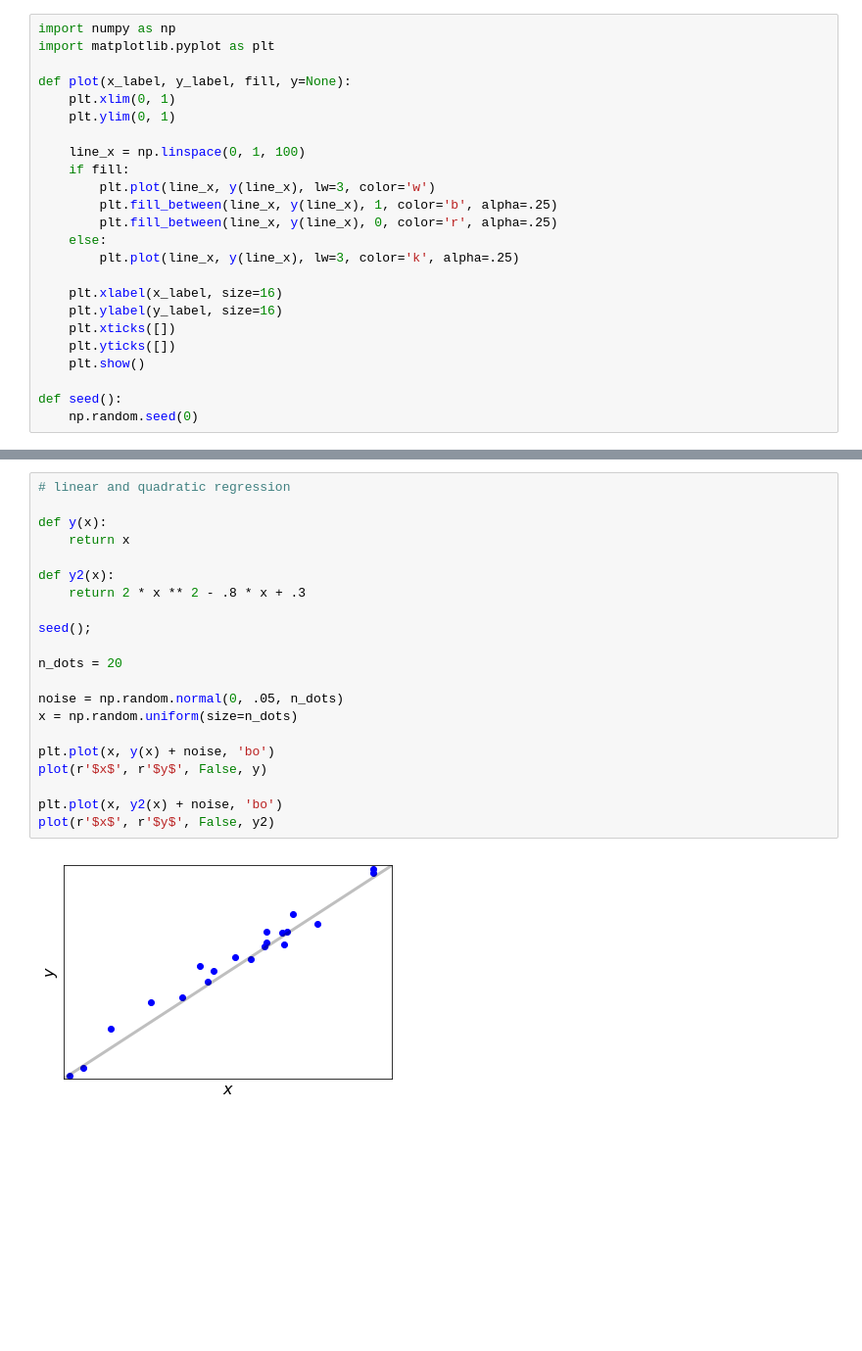
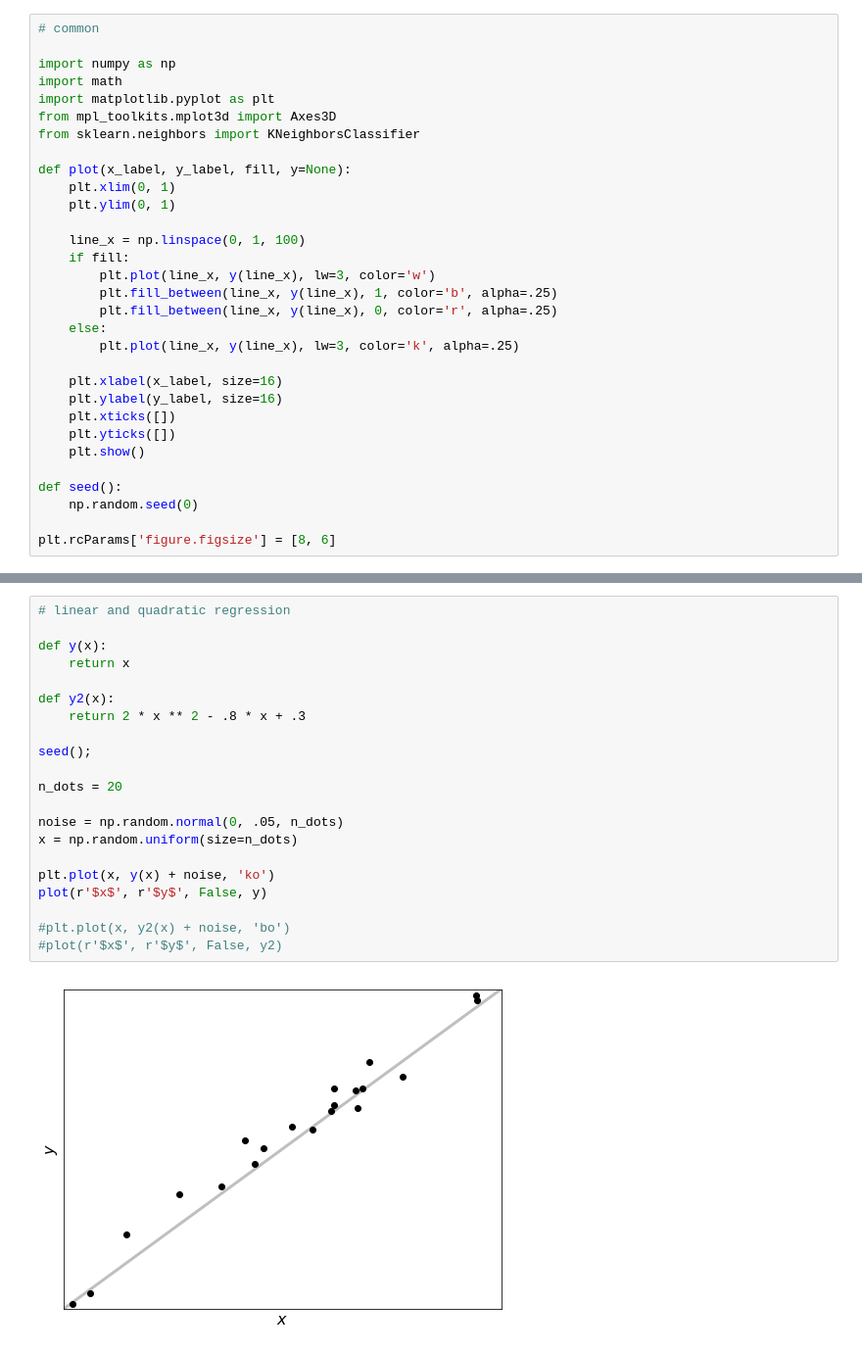
Before and after one commit to mbilab/ML-tutorial, a Jupyter notebook: plot/plot.ipynb, the cells around one changed output, grey strips where cells are left out. Shown at 98% size. Saved outputs shown, nothing was run; the diff lists cells and outputs as text; blank space fills up the shorter version.

```diff
--- a/plot/plot.ipynb
+++ b/plot/plot.ipynb
@@ -1,6 +1,11 @@
 # %%
+# common
+
 import numpy as np
+import math
 import matplotlib.pyplot as plt
+from mpl_toolkits.mplot3d import Axes3D
+from sklearn.neighbors import KNeighborsClassifier
 
 def plot(x_label, y_label, fill, y=None):
     plt.xlim(0, 1)
@@ -22,3 +27,5 @@ def plot(x_label, y_label, fill, y=None):
 
 def seed():
     np.random.seed(0)
+
+plt.rcParams['figure.figsize'] = [8, 6]
@@ -64,23 +177,23 @@ plot(r'$x_1$', r'$x_2$', True, y2)
 # %%
 # linear and quadratic regression
 
 def y(x):
     return x
 
 def y2(x):
     return 2 * x ** 2 - .8 * x + .3
 
 seed();
 
 n_dots = 20
 
 noise = np.random.normal(0, .05, n_dots)
 x = np.random.uniform(size=n_dots)
 
-plt.plot(x, y(x) + noise, 'bo')
+plt.plot(x, y(x) + noise, 'ko')
 plot(r'$x$', r'$y$', False, y)
 
-plt.plot(x, y2(x) + noise, 'bo')
-plot(r'$x$', r'$y$', False, y2)
+#plt.plot(x, y2(x) + noise, 'bo')
+#plot(r'$x$', r'$y$', False, y2)
 # %% [output]
-[figure, old version]
+[figure, new version]
```
Also changed, not shown: parts of 16 cells of this notebook, 2 other files.
